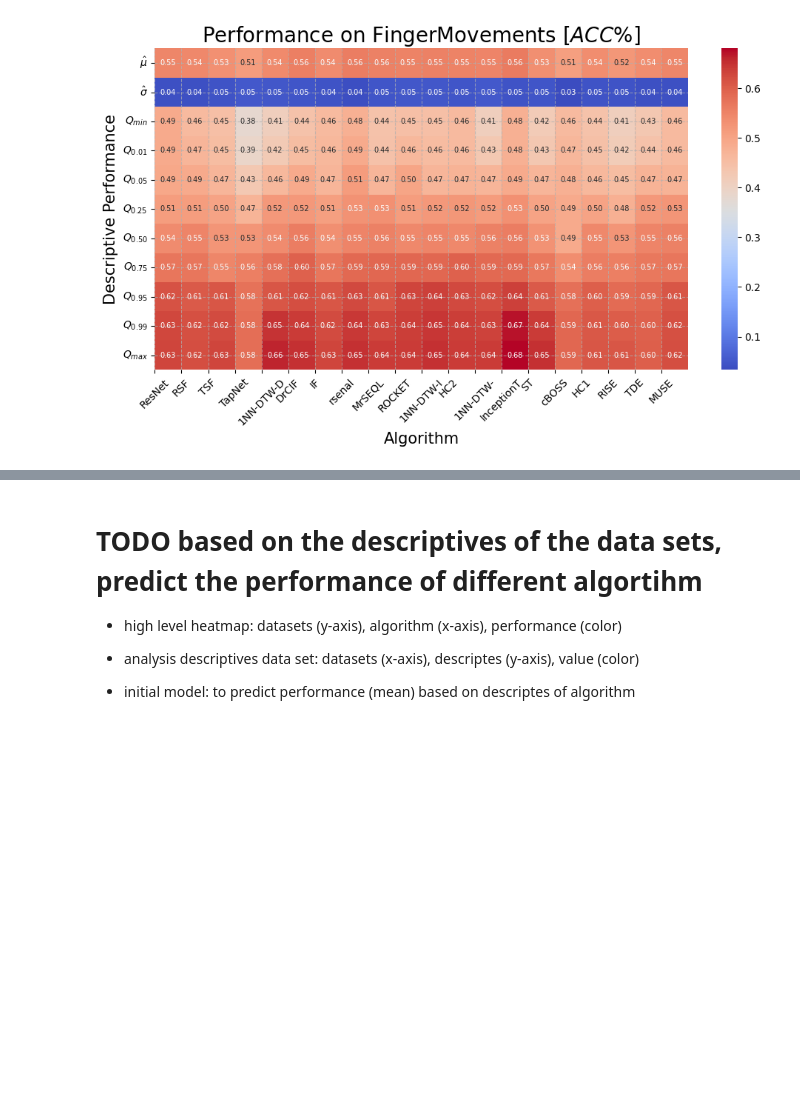
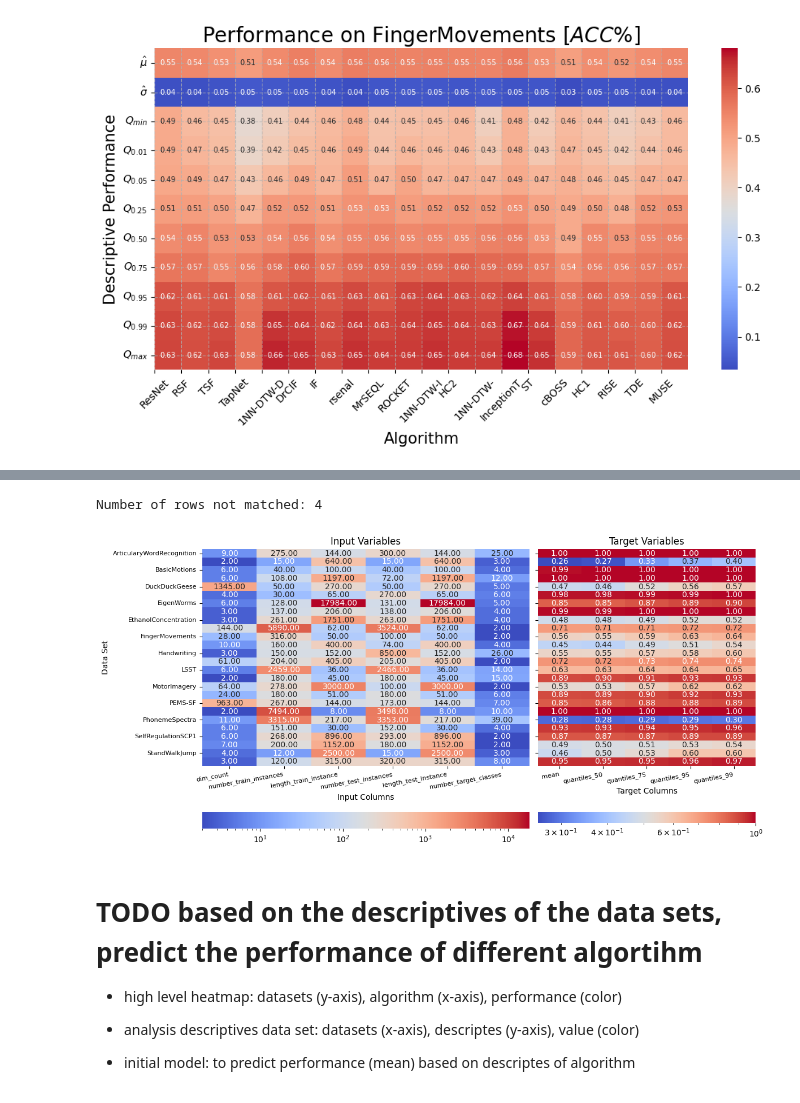
Before and after one commit to LarsBoecking/time_series_fingerprint, a Jupyter notebook: 02_multivariat_explore_data.ipynb, the cells around one changed output, grey strips where cells are left out. Cells and saved outputs as stored; diff of their text form; code cells hidden in the pictures; blank space fills up the shorter version.

```diff
--- a/02_multivariat_explore_data.ipynb
+++ b/02_multivariat_explore_data.ipynb
@@ -375,3 +419,82 @@ _visualize_performance_data_set(data_set_name)
+# %%
+# inner join x and y on index
+matched_data_sets = X.join(Y,how="inner")
+
+# document how many rows were not matched
+num_rows_not_matched = len(X) - len(matched_data_sets)
+print(f"Number of rows not matched: {num_rows_not_matched}")
+# %% [output]
+Number of rows not matched: 4
+# %%
+input_columns = [
+    "dim_count",
+    "number_train_instances",
+    "length_train_instance",
+    "number_test_instances",
+    "length_test_instance",
+    "number_target_classes",
+]
+
+target_columns = ["mean", "quantiles_50", "quantiles_75", "quantiles_95", "quantiles_99"]
+# %%
+from matplotlib.colors import LogNorm
+from mpl_toolkits.axes_grid1.inset_locator import inset_axes
+
+fig, axes = plt.subplots(
+    1, 2, figsize=(12, 6), sharey=True, gridspec_kw={"width_ratios": [3, 2]}
+)
+
+# Plot the input columns as a heat map with a log scale for the colors
+input_heatmap = sns.heatmap(
+    matched_data_sets[input_columns],
+    ax=axes[0],
+    cmap="coolwarm",
+    cbar_kws=dict(use_gridspec=True, location="bottom"),
+    annot=True,
+    fmt=".2f",
+    xticklabels=True,
+    norm=LogNorm(
+        vmin=matched_data_sets[input_columns].min().min(),
+        vmax=matched_data_sets[input_columns].max().max(),
+    ),
+)
+axes[0].set_title("Input Variables")
+axes[0].set_xlabel("Input Columns")
+axes[0].set_ylabel("Data Set")
+
+# Modify x and y tick labels font size
+input_heatmap.tick_params(axis="both", labelsize=8)
+
+# Rotate x-axis tick labels by 20 degrees
+axes[0].set_xticklabels(axes[0].get_xticklabels(), rotation=10, ha="right")
+
+# Plot the target columns as a heat map with a log scale for the colors
+target_heatmap = sns.heatmap(
+    matched_data_sets[target_columns],
+    ax=axes[1],
+    cmap="coolwarm",
+    cbar_kws=dict(use_gridspec=True, location="bottom"),
+    annot=True,
+    fmt=".2f",
+    xticklabels=True,
+    norm=LogNorm(
+        vmin=matched_data_sets[target_columns].min().min(),
+        vmax=matched_data_sets[target_columns].max().max(),
+    ),
+)
+axes[1].set_title("Target Variables")
+axes[1].set_xlabel("Target Columns")
+
+# Modify x and y tick labels font size
+target_heatmap.tick_params(axis="both", labelsize=8)
+
+# Rotate x-axis tick labels by 20 degrees
+axes[1].set_xticklabels(axes[1].get_xticklabels(), rotation=10, ha="right")
+
+plt.tight_layout()
+plt.show()
+# %% [output]
+[figure, added]
 # %% [markdown]
 # TODO based on the descriptives of the data sets, predict the performance of different algortihm
 
```
Also changed, not shown: parts of 24 cells of this notebook, 1 other file.
